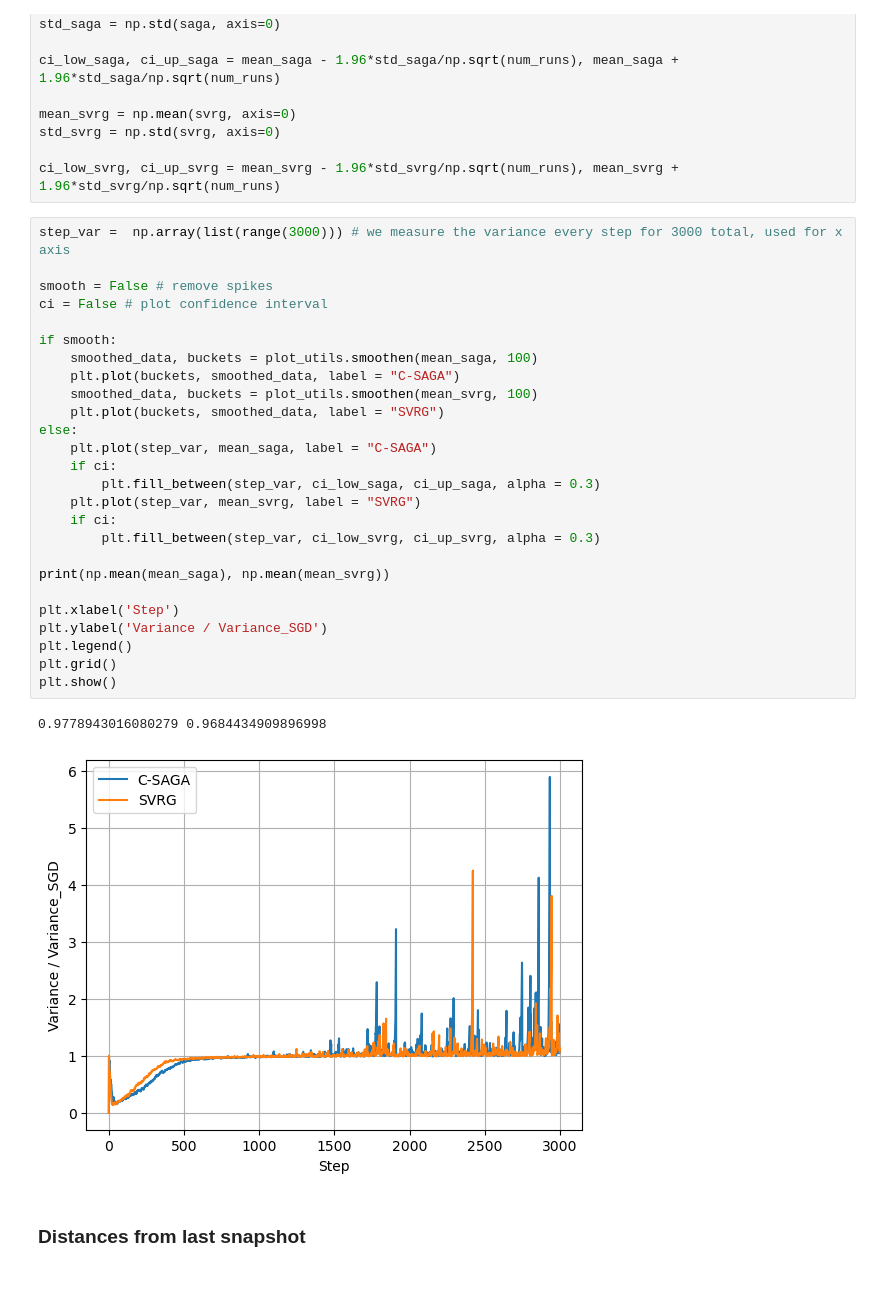
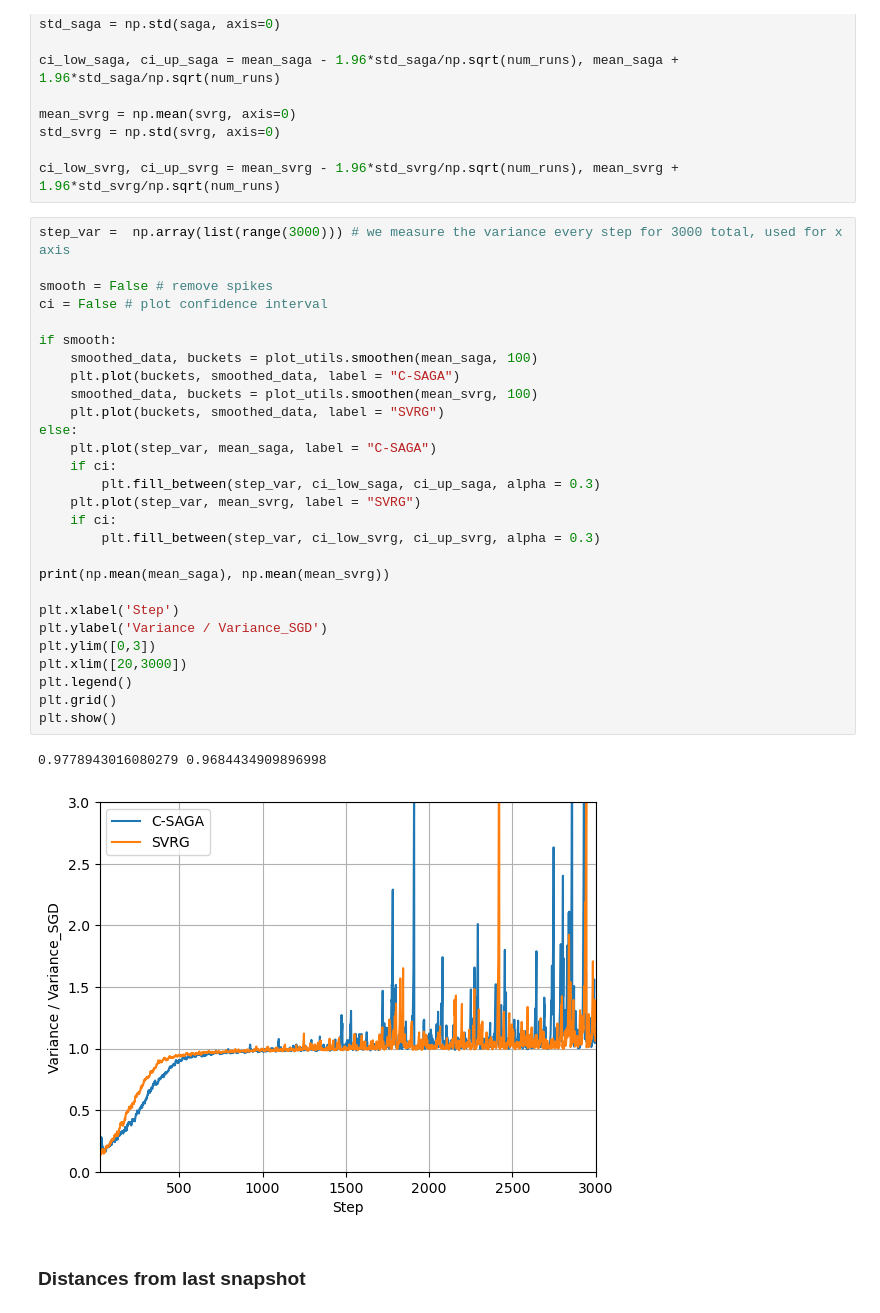
Before and after one commit to mohahf19/OptML-2023, a Jupyter notebook: compare_snapshots.ipynb, the cells around one changed output. Cells and saved outputs as stored; diff of their text form; blank space fills up the shorter version.

Commit message:
fixes plot

```diff
--- a/compare_snapshots.ipynb
+++ b/compare_snapshots.ipynb
@@ -140,32 +154,34 @@ ci_low_svrg, ci_up_svrg = mean_svrg - 1.96*std_svrg/np.sqrt(num_runs), mean_svrg
 # %%
 step_var =  np.array(list(range(3000))) # we measure the variance every step for 3000 total, used for x axis
 
 smooth = False # remove spikes
 ci = False # plot confidence interval
 
 if smooth:
     smoothed_data, buckets = plot_utils.smoothen(mean_saga, 100)
     plt.plot(buckets, smoothed_data, label = "C-SAGA")
     smoothed_data, buckets = plot_utils.smoothen(mean_svrg, 100)
     plt.plot(buckets, smoothed_data, label = "SVRG")
 else:
     plt.plot(step_var, mean_saga, label = "C-SAGA")
     if ci:
         plt.fill_between(step_var, ci_low_saga, ci_up_saga, alpha = 0.3)
     plt.plot(step_var, mean_svrg, label = "SVRG")
     if ci:
         plt.fill_between(step_var, ci_low_svrg, ci_up_svrg, alpha = 0.3)
 
 print(np.mean(mean_saga), np.mean(mean_svrg))
 
 plt.xlabel('Step')
 plt.ylabel('Variance / Variance_SGD')
+plt.ylim([0,3])
+plt.xlim([20,3000])
 plt.legend()
 plt.grid()
 plt.show()
 # %% [output]
 0.9778943016080279 0.9684434909896998
-[figure, old version]
+[figure, new version]
 # %% [markdown]
 ### Distances from last snapshot
 # %%
```
Also changed, not shown: parts of 2 cells of this notebook, 1 other file.
